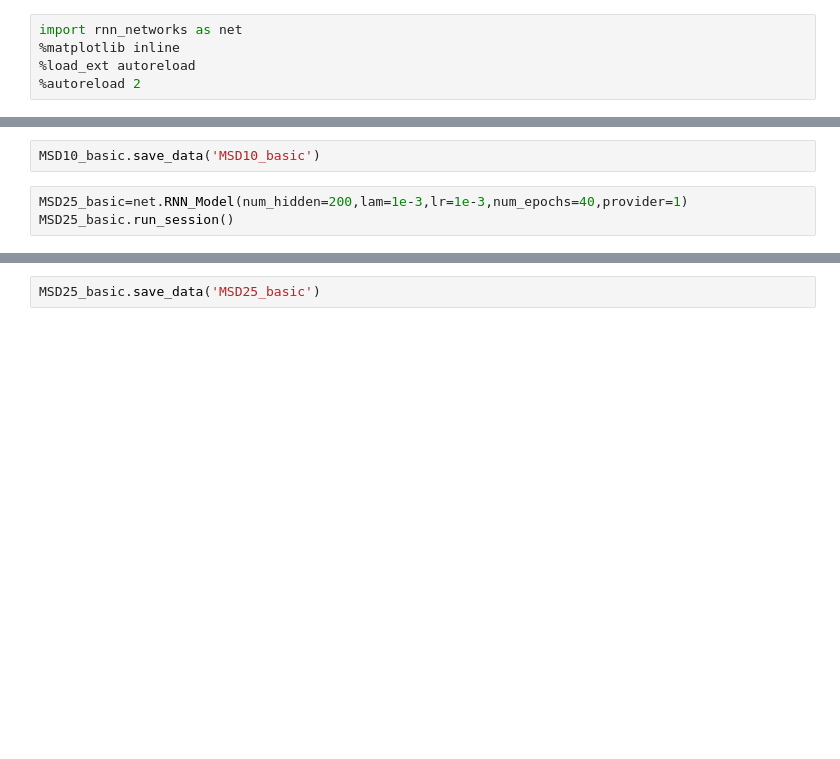
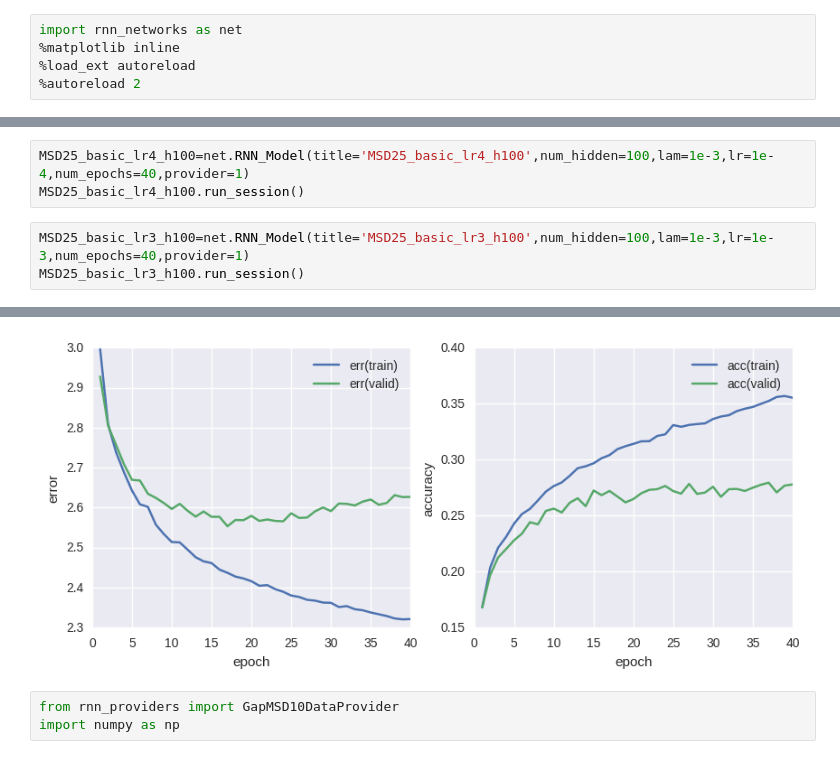
Before and after one commit to jameswilsenach/RNNModelsForMSD, a Jupyter notebook: 4/more_tests.ipynb, the cells around one changed output, grey strips where cells are left out. Saved outputs shown, nothing was run; the diff lists cells and outputs as text; blank space fills up the shorter version.

```diff
--- a/4/more_tests.ipynb
+++ b/4/more_tests.ipynb
@@ -13,6 +83,7 @@ RNN_MSD10  LR = 0.001 Done! Avg. Epoch Time: 25.04s, Best Val. Error: 1.99, Best
-# %%
-MSD10_basic.save_data('MSD10_basic')
+# %%
+MSD25_basic_lr4_h100=net.RNN_Model(title='MSD25_basic_lr4_h100',num_hidden=100,lam=1e-3,lr=1e-4,num_epochs=40,provider=1)
+MSD25_basic_lr4_h100.run_session()
 # %%
-MSD25_basic=net.RNN_Model(num_hidden=200,lam=1e-3,lr=1e-3,num_epochs=40,provider=1)
-MSD25_basic.run_session()
+MSD25_basic_lr3_h100=net.RNN_Model(title='MSD25_basic_lr3_h100',num_hidden=100,lam=1e-3,lr=1e-3,num_epochs=40,provider=1)
+MSD25_basic_lr3_h100.run_session()
 # %% [output]
@@ -20,2 +107,4 @@ SyntaxError: invalid token (<ipython-input-19-6419b430d387>, line 1)
+[figure, added]
-# %%
-MSD25_basic.save_data('MSD25_basic')
+# %%
+from rnn_providers import GapMSD10DataProvider
+import numpy as np
```
Also changed, not shown: parts of 49 cells of this notebook, 5 other files.
